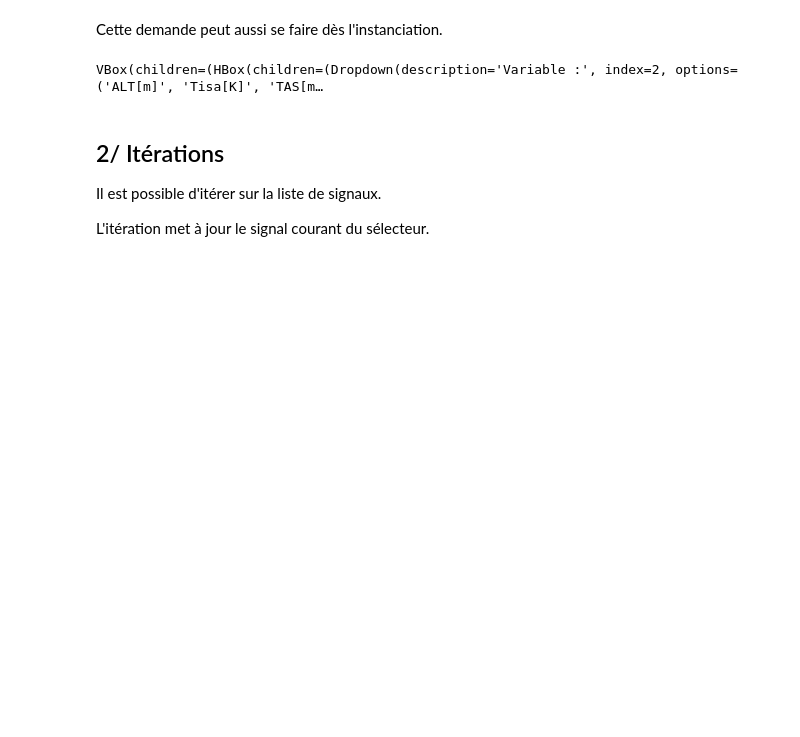
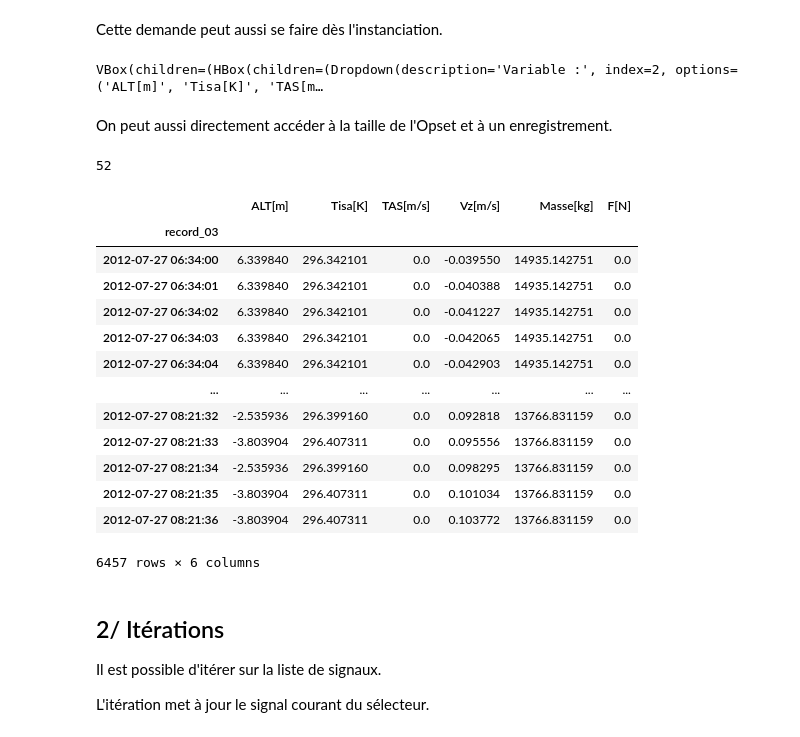
Before and after one commit to jee51/tabata, a Jupyter notebook: notebooks/opset_doc.ipynb, the cells around one changed output. Drawn from its saved outputs; the diff is of its cells as text; code cells hidden in the pictures; blank space fills up the shorter version.

```diff
--- a/notebooks/opset_doc.ipynb
+++ b/notebooks/opset_doc.ipynb
@@ -86,6 +86,29 @@ ds = op.Opset(storename,pos=5,name="TAS[m/s]")
 ds.plot()
 # %% [output]
 VBox(children=(HBox(children=(Dropdown(description='Variable :', index=2, options=('ALT[m]', 'Tisa[K]', 'TAS[m…
+# %% [markdown]
+On peut aussi directement accéder à la taille de l'Opset et à un enregistrement.
+# %%
+len(ds)
+# %% [output]
+52
+# %%
+ds[3]
+# %% [output]
+|  | ALT[m] | Tisa[K] | TAS[m/s] | Vz[m/s] | Masse[kg] | F[N] |
+| record_03 |  |  |  |  |  |  |
+| 2012-07-27 06:34:00 | 6.339840 | 296.342101 | 0.0 | -0.039550 | 14935.142751 | 0.0 |
+| 2012-07-27 06:34:01 | 6.339840 | 296.342101 | 0.0 | -0.040388 | 14935.142751 | 0.0 |
+| 2012-07-27 06:34:02 | 6.339840 | 296.342101 | 0.0 | -0.041227 | 14935.142751 | 0.0 |
+| 2012-07-27 06:34:03 | 6.339840 | 296.342101 | 0.0 | -0.042065 | 14935.142751 | 0.0 |
+| 2012-07-27 06:34:04 | 6.339840 | 296.342101 | 0.0 | -0.042903 | 14935.142751 | 0.0 |
+| ... | ... | ... | ... | ... | ... | ... |
+| 2012-07-27 08:21:32 | -2.535936 | 296.399160 | 0.0 | 0.092818 | 13766.831159 | 0.0 |
+| 2012-07-27 08:21:33 | -3.803904 | 296.407311 | 0.0 | 0.095556 | 13766.831159 | 0.0 |
+| 2012-07-27 08:21:34 | -2.535936 | 296.399160 | 0.0 | 0.098295 | 13766.831159 | 0.0 |
+| 2012-07-27 08:21:35 | -3.803904 | 296.407311 | 0.0 | 0.101034 | 13766.831159 | 0.0 |
+| 2012-07-27 08:21:36 | -3.803904 | 296.407311 | 0.0 | 0.103772 | 13766.831159 | 0.0 |
+6457 rows × 6 columns
 # %% [markdown]
 ## 2/ Itérations
 Il est possible d'itérer sur la liste de signaux.
```
Also changed, not shown: 3 other files.
